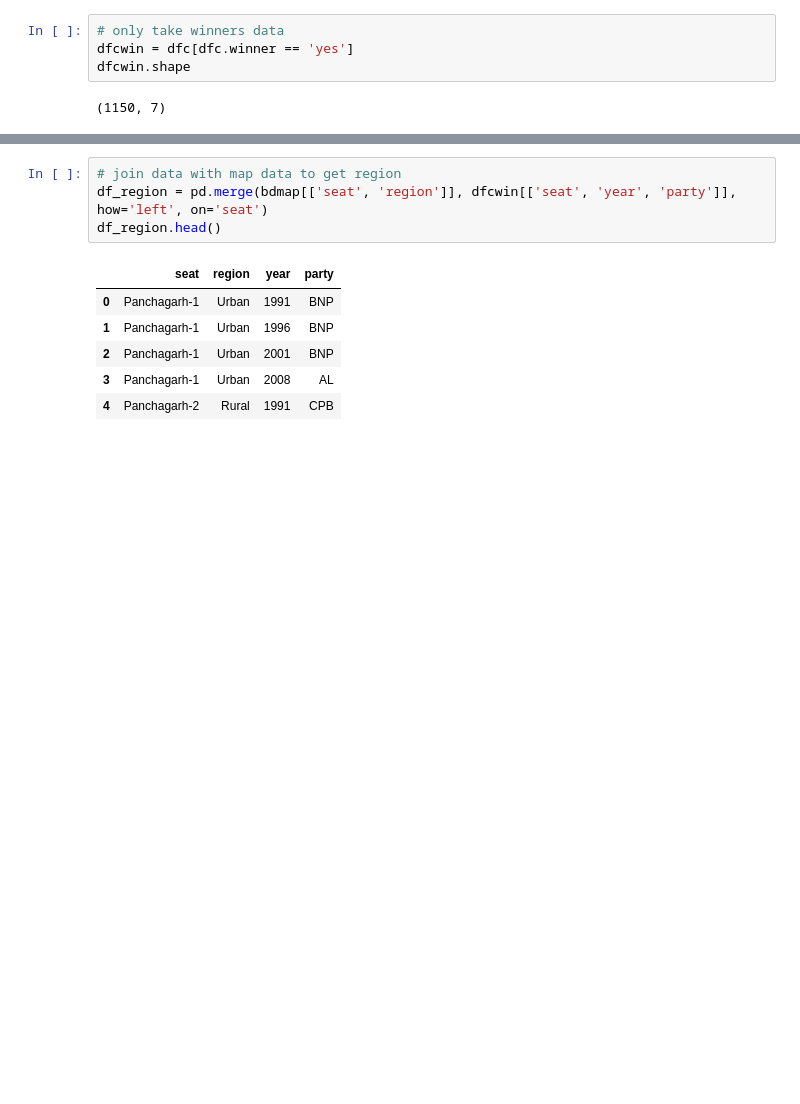
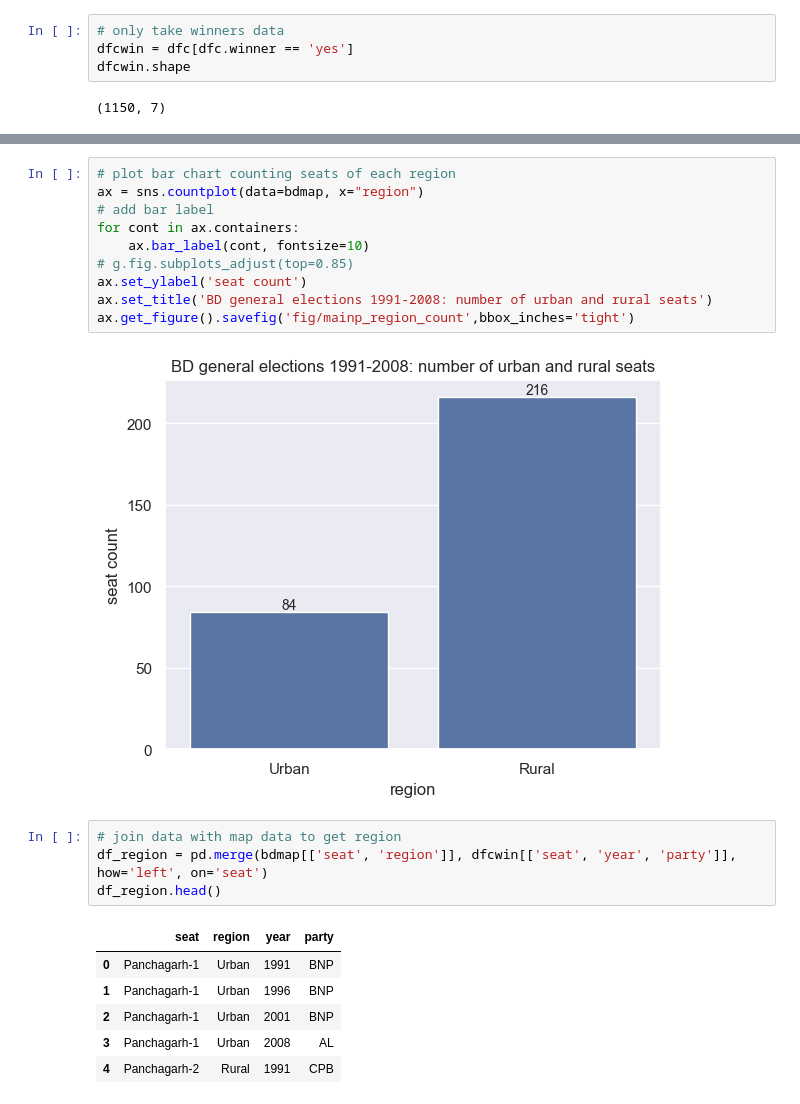
Before and after one commit to muhallilahnaf/bd-elections-eda, a Jupyter notebook: mainp_region_win.ipynb, the cells around one changed output, grey strips where cells are left out. Saved outputs shown, nothing was run; the diff lists cells and outputs as text; blank space fills up the shorter version.

```diff
--- a/mainp_region_win.ipynb
+++ b/mainp_region_win.ipynb
@@ -45,6 +45,18 @@ bdmap.head()
 | 2 | 3 | Thakurgaon-1 | Thakurgaon | Rangpur | Urban | 1.255212 | 0.058832 | POLYGON ((88.55589 26.17948, 88.5... |
 | 3 | 4 | Thakurgaon-2 | Thakurgaon | Rangpur | Rural | 1.858839 | 0.045806 | POLYGON ((88.32191 26.20205, 88.3... |
 | 4 | 5 | Thakurgaon-3 | Thakurgaon | Rangpur | Rural | 1.810654 | 0.059069 | POLYGON ((88.25475 26.03583, 88.2... |
+# %%
+# plot bar chart counting seats of each region
+ax = sns.countplot(data=bdmap, x="region")
+# add bar label
+for cont in ax.containers:
+    ax.bar_label(cont, fontsize=10)
+# g.fig.subplots_adjust(top=0.85)
+ax.set_ylabel('seat count')
+ax.set_title('BD general elections 1991-2008: number of urban and rural seats')
+ax.get_figure().savefig('fig/mainp_region_count',bbox_inches='tight')
+# %% [output]
+[figure, added]
 # %%
 # join data with map data to get region
 df_region = pd.merge(bdmap[['seat', 'region']], dfcwin[['seat', 'year', 'party']], how='left', on='seat')
```
Also changed, not shown: 26 other files.
